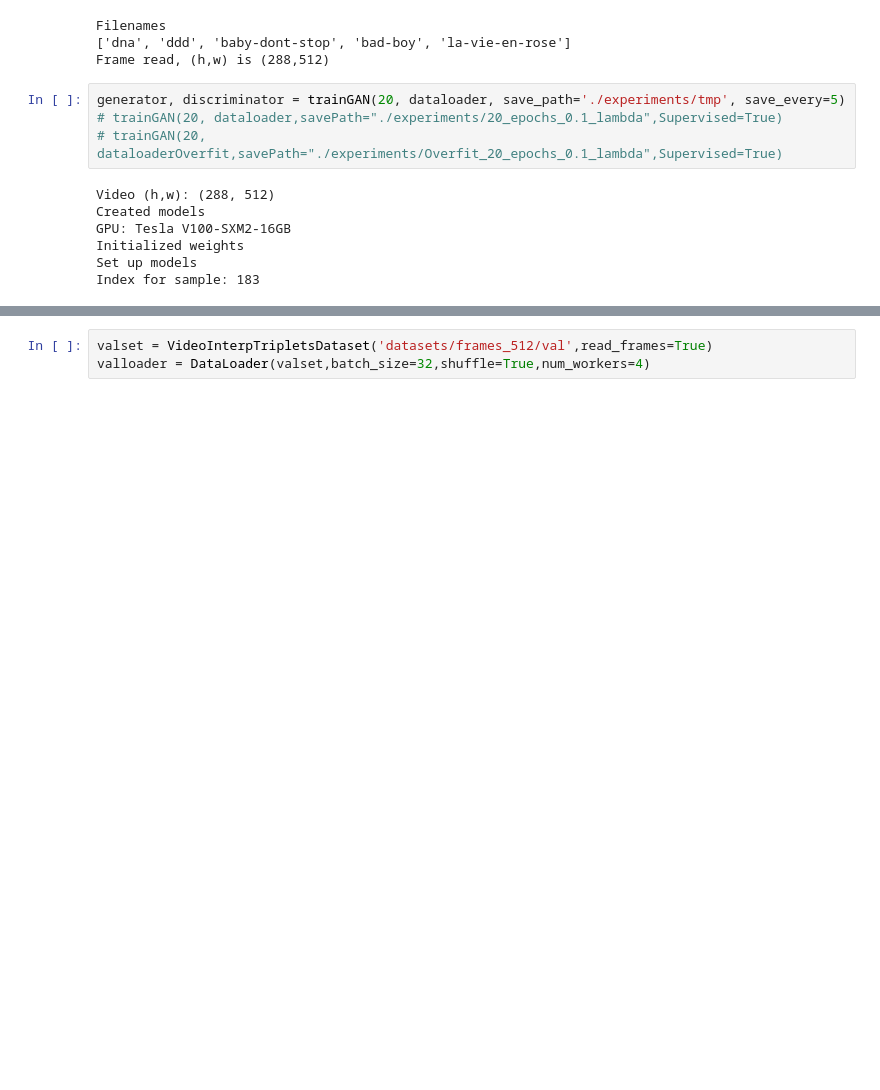
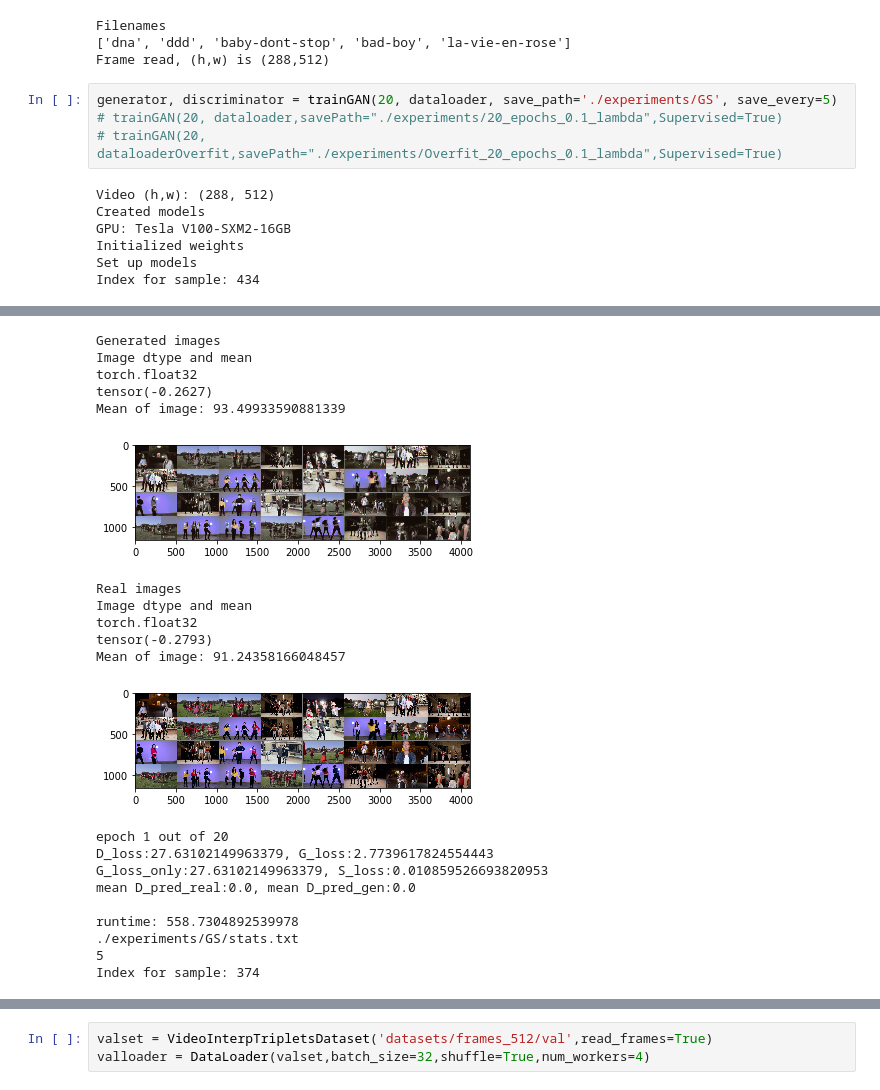
Before and after one commit to Minyus/Deep-Frame-Interpolation, a Jupyter notebook: rungan.ipynb, the cells around one changed output, grey strips where cells are left out. Drawn from its saved outputs; the diff is of its cells as text; blank space fills up the shorter version.

```diff
--- a/rungan.ipynb
+++ b/rungan.ipynb
@@ -21,14 +21,35 @@ Filenames
 ['dna', 'ddd', 'baby-dont-stop', 'bad-boy', 'la-vie-en-rose']
 Frame read, (h,w) is (288,512)
 # %%
-generator, discriminator = trainGAN(20, dataloader, save_path='./experiments/tmp', save_every=5)
+generator, discriminator = trainGAN(20, dataloader, save_path='./experiments/GS', save_every=5)
 # trainGAN(20, dataloader,savePath="./experiments/20_epochs_0.1_lambda",Supervised=True)
 # trainGAN(20, dataloaderOverfit,savePath="./experiments/Overfit_20_epochs_0.1_lambda",Supervised=True)
 # %% [output]
 Video (h,w): (288, 512)
 Created models
 GPU: Tesla V100-SXM2-16GB
 Initialized weights
 Set up models
-Index for sample: 183
+Index for sample: 434
 [interactive output not drawn]
+Generated images
+Image dtype and mean
+torch.float32
+tensor(-0.2627)
+Mean of image: 93.49933590881339
+[figure, added]
+Real images
+Image dtype and mean
+torch.float32
+tensor(-0.2793)
+Mean of image: 91.24358166048457
+[figure, added]
+epoch 1 out of 20
+D_loss:27.63102149963379, G_loss:2.7739617824554443
+G_loss_only:27.63102149963379, S_loss:0.010859526693820953
+mean D_pred_real:0.0, mean D_pred_gen:0.0
+
+runtime: 558.7304892539978
+./experiments/GS/stats.txt
+5
+Index for sample: 374
```
Also changed, not shown: parts of 1 cell of this notebook, 1 other file.
